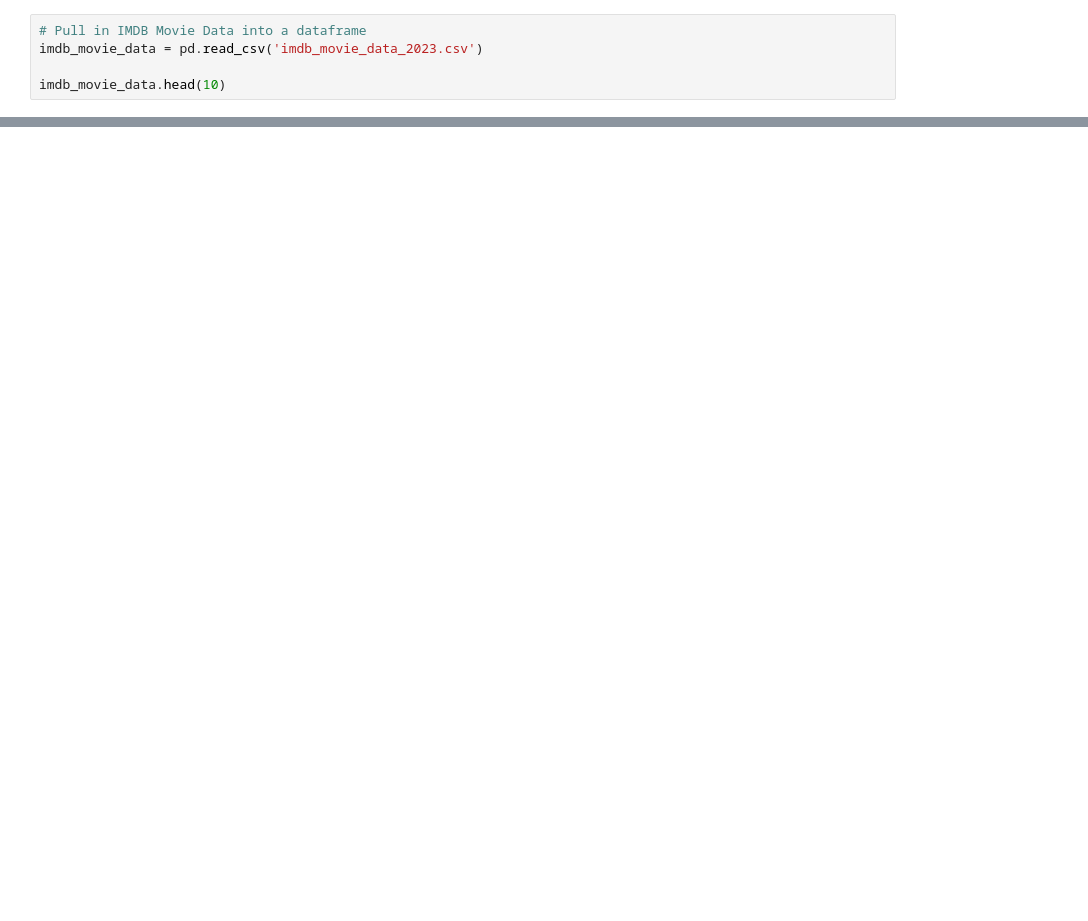
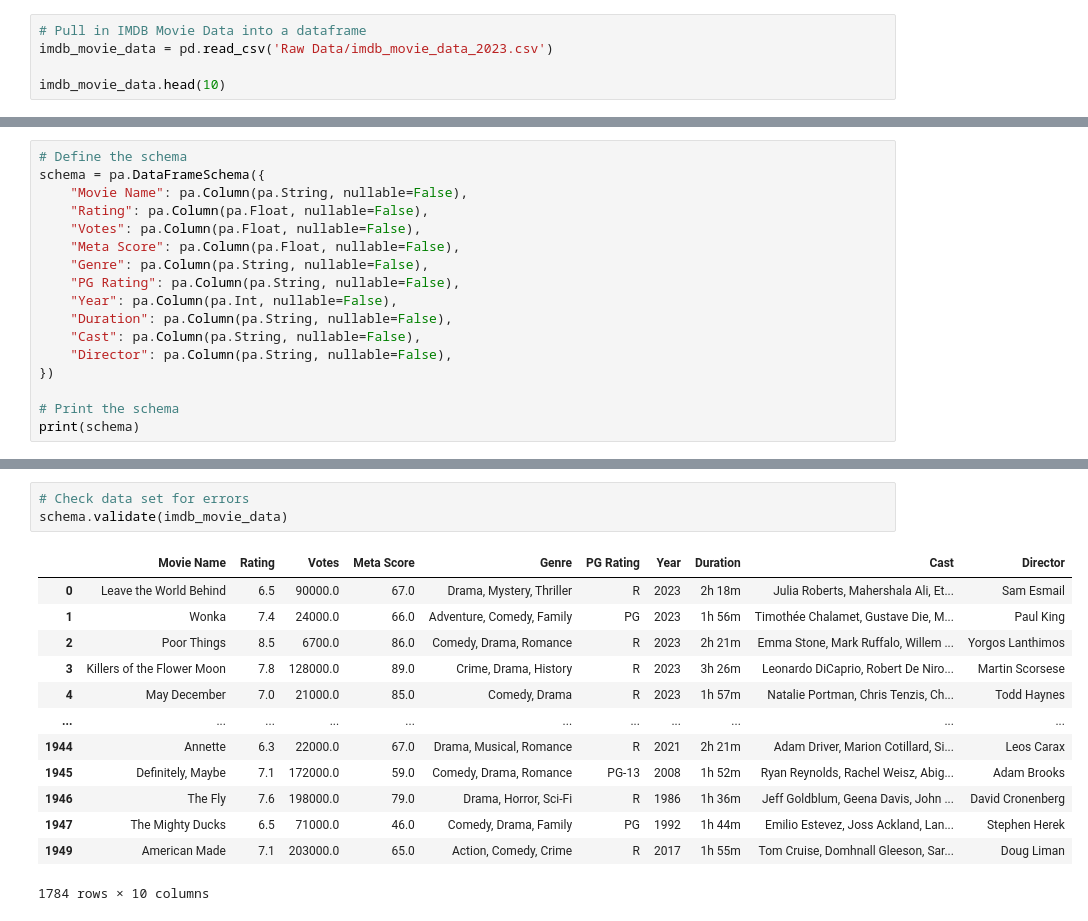
Before and after one commit to IrynaVitkovych/Project-3, a Jupyter notebook: Data Cleaning and Manipulation IMDB Data.ipynb, the cells around one changed output, grey strips where cells are left out. Cells and saved outputs as stored; diff of their text form; blank space fills up the shorter version.

```diff
--- a/Data Cleaning and Manipulation IMDB Data.ipynb
+++ b/Data Cleaning and Manipulation IMDB Data.ipynb
@@ -4,6 +8,6 @@ import pandas as pd
 # %%
 # Pull in IMDB Movie Data into a dataframe
-imdb_movie_data = pd.read_csv('imdb_movie_data_2023.csv')
+imdb_movie_data = pd.read_csv('Raw Data/imdb_movie_data_2023.csv')
 
 imdb_movie_data.head(10)
 # %% [output]
@@ -18,3 +22,20 @@ imdb_movie_data.head(10)
 | 7 | 7 | Oppenheimer | 8.4 | 553000.0 | 89.0 | Biography, Drama, History | R | 2023 | 3h | Cillian Murphy, Emily Blunt, Matt... | ... |
 | 8 | 8 | Love Actually | 7.6 | 517000.0 | 55.0 | Comedy, Drama, Romance | R | 2003 | 2h 15m | Hugh Grant, Martine McCutcheon, L... | ... |
 | 9 | 9 | Candy Cane Lane | 5.6 | 13000.0 | 47.0 | Comedy, Family, Fantasy | PG | 2023 | 1h 57m | Eddie Murphy, Tracee Ellis Ross, ... | ... |
+# %%
+# Define the schema
+schema = pa.DataFrameSchema({
+    "Movie Name": pa.Column(pa.String, nullable=False),
+    "Rating": pa.Column(pa.Float, nullable=False),
+    "Votes": pa.Column(pa.Float, nullable=False),
+    "Meta Score": pa.Column(pa.Float, nullable=False),
+    "Genre": pa.Column(pa.String, nullable=False),
+    "PG Rating": pa.Column(pa.String, nullable=False),
+    "Year": pa.Column(pa.Int, nullable=False),
+    "Duration": pa.Column(pa.String, nullable=False),
+    "Cast": pa.Column(pa.String, nullable=False),
+    "Director": pa.Column(pa.String, nullable=False),
+})
+
+# Print the schema
+print(schema)
@@ -20,0 +60,17 @@ imdb_movie_data.head(10)
+# %%
+# Check data set for errors
+schema.validate(imdb_movie_data)
+# %% [output]
+|  | Movie Name | Rating | Votes | Meta Score | Genre | PG Rating | Year | Duration | Cast | Director |
+| 0 | Leave the World Behind | 6.5 | 90000.0 | 67.0 | Drama, Mystery, Thriller | R | 2023 | 2h 18m | Julia Roberts, Mahershala Ali, Et... | Sam Esmail |
+| 1 | Wonka | 7.4 | 24000.0 | 66.0 | Adventure, Comedy, Family | PG | 2023 | 1h 56m | Timothée Chalamet, Gustave Die, M... | Paul King |
+| 2 | Poor Things | 8.5 | 6700.0 | 86.0 | Comedy, Drama, Romance | R | 2023 | 2h 21m | Emma Stone, Mark Ruffalo, Willem ... | Yorgos Lanthimos |
+| 3 | Killers of the Flower Moon | 7.8 | 128000.0 | 89.0 | Crime, Drama, History | R | 2023 | 3h 26m | Leonardo DiCaprio, Robert De Niro... | Martin Scorsese |
+| 4 | May December | 7.0 | 21000.0 | 85.0 | Comedy, Drama | R | 2023 | 1h 57m | Natalie Portman, Chris Tenzis, Ch... | Todd Haynes |
+| ... | ... | ... | ... | ... | ... | ... | ... | ... | ... | ... |
+| 1944 | Annette | 6.3 | 22000.0 | 67.0 | Drama, Musical, Romance | R | 2021 | 2h 21m | Adam Driver, Marion Cotillard, Si... | Leos Carax |
+| 1945 | Definitely, Maybe | 7.1 | 172000.0 | 59.0 | Comedy, Drama, Romance | PG-13 | 2008 | 1h 52m | Ryan Reynolds, Rachel Weisz, Abig... | Adam Brooks |
+| 1946 | The Fly | 7.6 | 198000.0 | 79.0 | Drama, Horror, Sci-Fi | R | 1986 | 1h 36m | Jeff Goldblum, Geena Davis, John ... | David Cronenberg |
+| 1947 | The Mighty Ducks | 6.5 | 71000.0 | 46.0 | Comedy, Drama, Family | PG | 1992 | 1h 44m | Emilio Estevez, Joss Ackland, Lan... | Stephen Herek |
+| 1949 | American Made | 7.1 | 203000.0 | 65.0 | Action, Comedy, Crime | R | 2017 | 1h 55m | Tom Cruise, Domhnall Gleeson, Sar... | Doug Liman |
+1784 rows × 10 columns
```
Also changed, not shown: parts of 22 cells of this notebook, 5 other files.
